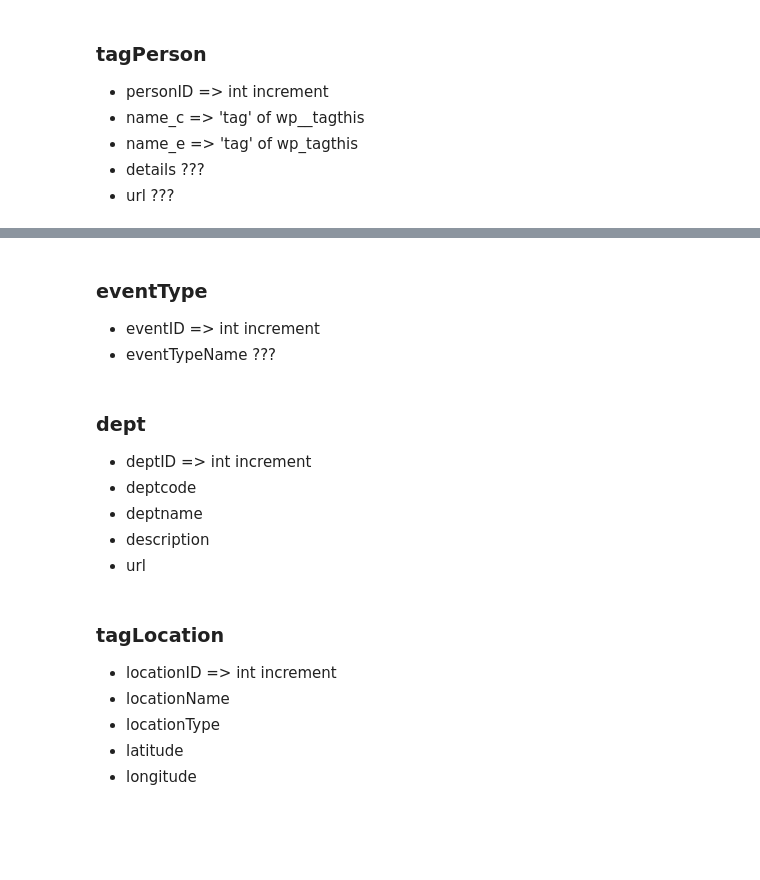
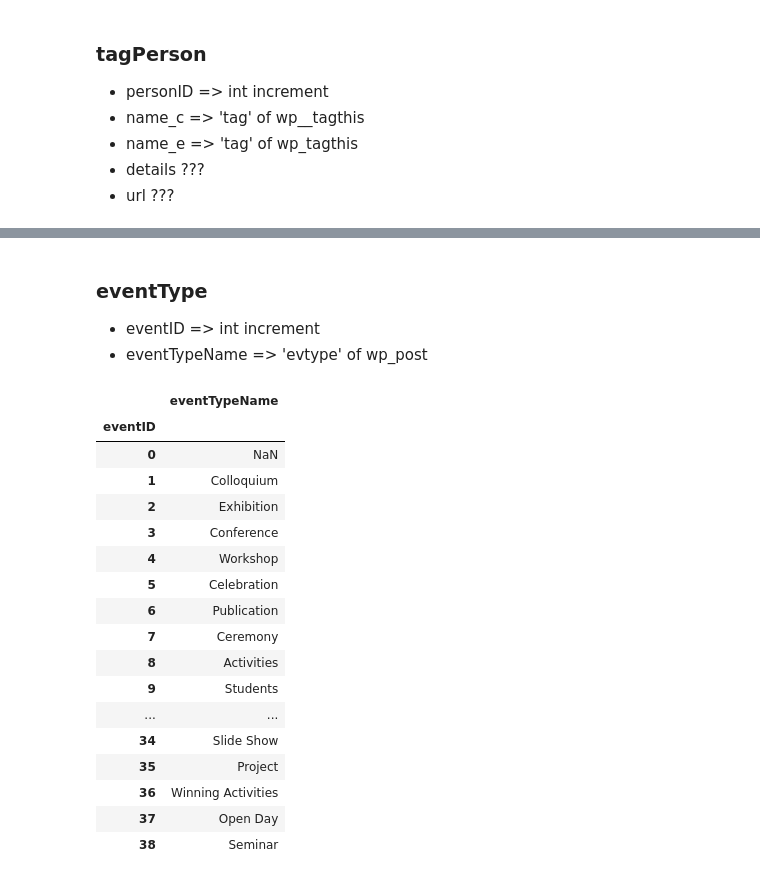
Before and after one commit to Jacklau1216/data-cleaning, a Jupyter notebook: data_cleaning.ipynb, the cells around one changed output, grey strips where cells are left out. Cells and saved outputs as stored; diff of their text form; code cells hidden in the pictures; blank space fills up the shorter version.

```diff
--- a/data_cleaning.ipynb
+++ b/data_cleaning.ipynb
@@ -245,20 +335,29 @@ df.to_csv('./newdb/album.csv')
 ### eventType
 
 - eventID => int increment
-- eventTypeName ???
+- eventTypeName => 'evtype' of wp_post
-# %% [markdown]
-### dept
-
-- deptID => int increment
-- deptcode
-- deptname
-- description
-- url
-# %% [markdown]
-### tagLocation
-
-- locationID => int increment
-- locationName
-- locationType
-- latitude
-- longitude
+# %%
+df_post = pd.read_csv('wp_post.csv')
+df = df_post['evtype'].drop_duplicates()
+df = df.reset_index().rename(columns={'evtype':'eventTypeName'}).drop(columns=['index'], axis=1)
+df.index.names = ['eventID']
+df
+# %% [output]
+|  | eventTypeName |
+| eventID |  |
+| 0 | NaN |
+| 1 | Colloquium |
+| 2 | Exhibition |
+| 3 | Conference |
+| 4 | Workshop |
+| 5 | Celebration |
+| 6 | Publication |
+| 7 | Ceremony |
+| 8 | Activities |
+| 9 | Students |
+| ... | ... |
+| 34 | Slide Show |
+| 35 | Project |
+| 36 | Winning Activities |
+| 37 | Open Day |
+| 38 | Seminar |
```
Also changed, not shown: parts of 13 cells of this notebook, 4 other files.
